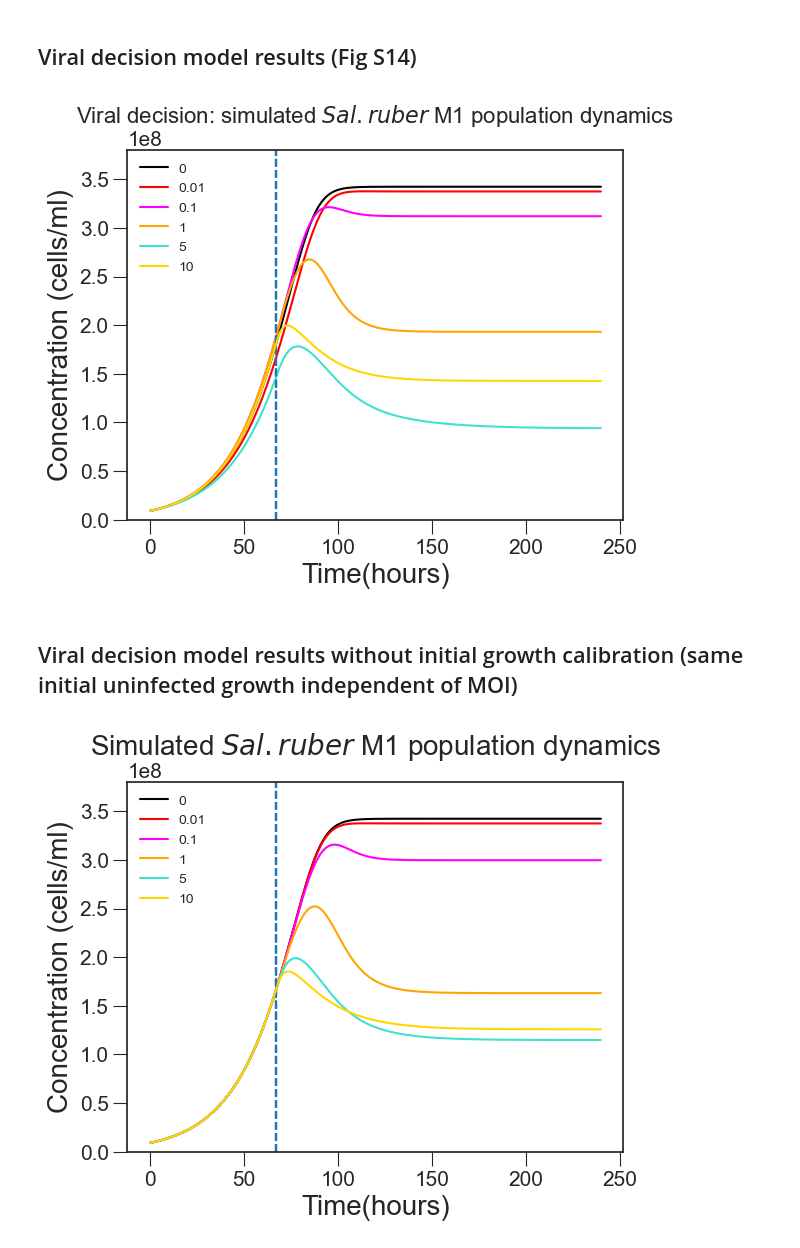
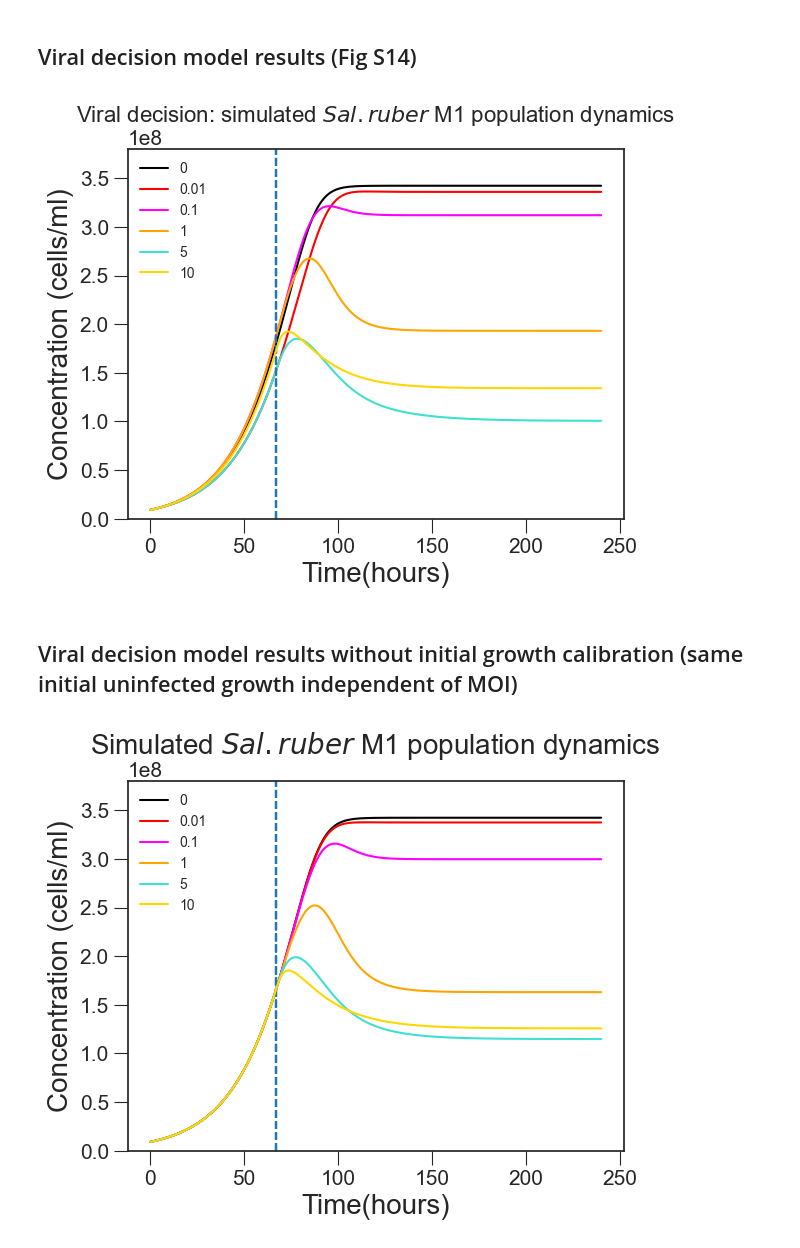
Before and after one commit to aranilah/SalruberM1_EM1_recovery, a Jupyter notebook: Code/Alternate.ipynb, the cells around one changed output. Saved outputs shown, nothing was run; the diff lists cells and outputs as text; code cells hidden in the pictures.

```diff
--- a/Code/Alternate.ipynb
+++ b/Code/Alternate.ipynb
@@ -211,7 +211,7 @@ plt.show()
 # %% [markdown]
 ## Viral decision model results (Fig S14)
 # %%
-mu_max_vals=[0.062,0.057,0.063,0.063,0.06,0.062]
+mu_max_vals=[0.061,0.058,0.063,0.063,0.058,0.062]
 
 MOI_vals= [10,5,1,0.1,0.01,0]
 colors = ['black','red','fuchsia','orange','turquoise','gold']
@@ -289,34 +289,34 @@ for b in range(len(mu_max_vals)):
     Pf_mid3 = y1[:,(pars['n']+3):(2*pars['n']+1)]
     Pf_final3 = y1[:,2*pars['n'] + 1]
     V3=y1[:,(2*pars['n']+2)]
 
     Pe_total_mid3 = np.sum(Pe_mid3, axis = 1)
     Pf_total_mid3 = np.sum(Pf_mid3, axis = 1)
     Pe_total3 = np.sum([Pe13,Pe_total_mid3,Pe_final3], axis = 0)
 
     Pf_total3 = np.sum([Pf13,Pf_total_mid3,Pf_final3], axis = 0)
 
     host_pop3 = S3 + Pe_total3 + Pf_total3
 
     plt.plot(t,host_pop3, color = colors[b], label = str(BULK_MOI))
     plt.ylabel('Concentration (cells/ml)')
     plt.xlabel('Time(hours)')
     plt.title(r'Viral decision: simulated $\it{Sal.ruber}$ M1 population dynamics', fontsize = 16)
     Pe_dist=[]
     Pe_dist.append(Pe13[-1])
     for a in range(len(Pe_mid3[0])):
         Pe_dist.append(Pe_mid3[:,a][-1])
     Pe_dist.append(Pe_final3[-1])
     Pe_dist_final.append(Pe_dist)
     plt.legend()
 
     Pf_finals.append(Pf_total3)
     Pe_finals.append(Pe_total3)
 plt.ylim(0,3.8*10**8)
 plt.savefig('Final_result_alternate.pdf',bbox_inches = "tight")
 plt.show()
 # %% [output]
-[figure, old version]
+[figure, new version]
 # %% [markdown]
 ## Viral decision model results without initial growth calibration (same initial uninfected growth independent of MOI)
 # %%
@@ -424,4 +424,4 @@ for b in range(len(mu_max_vals)):
 plt.ylim(0,3.8*10**8)
 plt.show()
 # %% [output]
-[figure, old version]
+[figure, new version]
```
Also changed, not shown: 5 other files.
